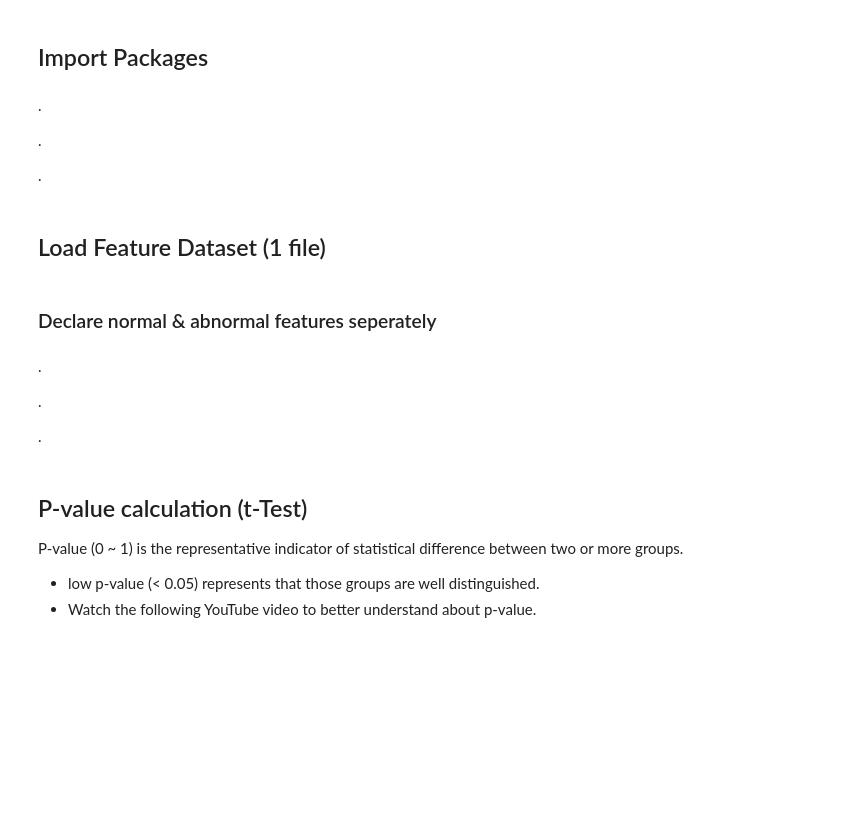
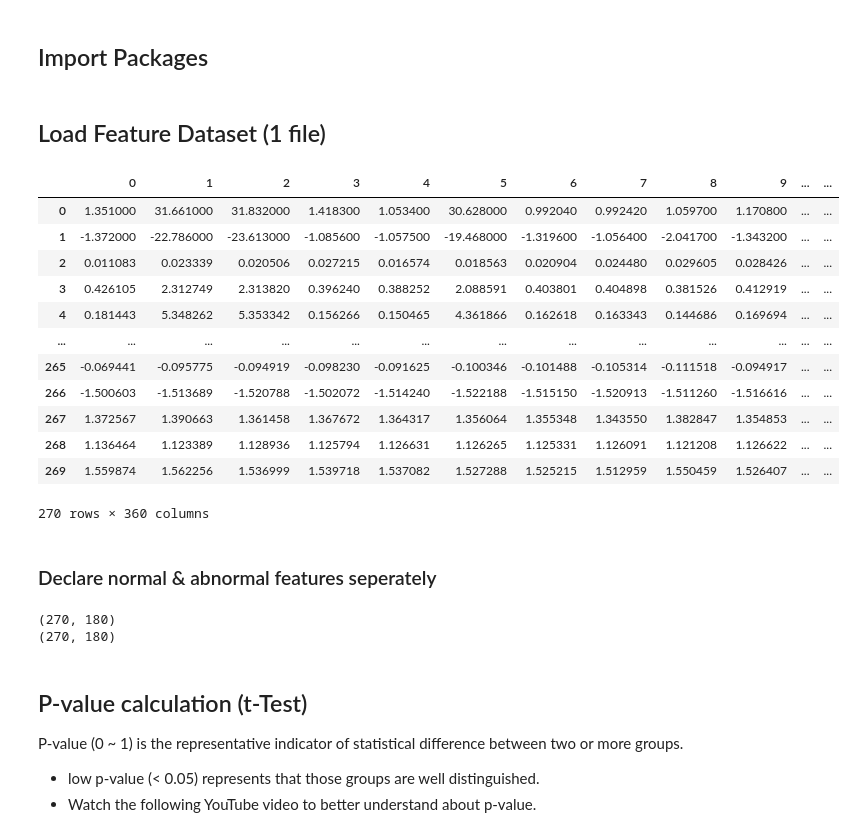
Before and after one commit to rd908213/ME-597-IIoT, a Jupyter notebook: ml_tutorial/ML3/ML3_Code2.ipynb, the cells around one changed output. Drawn from its saved outputs; the diff is of its cells as text; code cells hidden in the pictures; blank space fills up the shorter version.

```diff
--- a/ml_tutorial/ML3/ML3_Code2.ipynb
+++ b/ml_tutorial/ML3/ML3_Code2.ipynb
@@ -6,20 +6,28 @@ import numpy as np
 import seaborn as sb
 import scipy.stats as sp
 import matplotlib.pyplot as plt
-# %% [markdown]
-.
-
-.
-
-.
 # %% [markdown]
 ## Load Feature Dataset (1 file)
 # %%
 FeatureData = pd.read_csv(
-    "/content/drive/MyDrive/Colab Notebooks/SavedFiles/FeatureData.csv",
+    "./data/FeatureData.csv",
     header=None,
 )
 FeatureData
+# %% [output]
+|  | 0 | 1 | 2 | 3 | 4 | 5 | 6 | 7 | 8 | 9 | ... | ... |
+| 0 | 1.351000 | 31.661000 | 31.832000 | 1.418300 | 1.053400 | 30.628000 | 0.992040 | 0.992420 | 1.059700 | 1.170800 | ... | ... |
+| 1 | -1.372000 | -22.786000 | -23.613000 | -1.085600 | -1.057500 | -19.468000 | -1.319600 | -1.056400 | -2.041700 | -1.343200 | ... | ... |
+| 2 | 0.011083 | 0.023339 | 0.020506 | 0.027215 | 0.016574 | 0.018563 | 0.020904 | 0.024480 | 0.029605 | 0.028426 | ... | ... |
+| 3 | 0.426105 | 2.312749 | 2.313820 | 0.396240 | 0.388252 | 2.088591 | 0.403801 | 0.404898 | 0.381526 | 0.412919 | ... | ... |
+| 4 | 0.181443 | 5.348262 | 5.353342 | 0.156266 | 0.150465 | 4.361866 | 0.162618 | 0.163343 | 0.144686 | 0.169694 | ... | ... |
+| ... | ... | ... | ... | ... | ... | ... | ... | ... | ... | ... | ... | ... |
+| 265 | -0.069441 | -0.095775 | -0.094919 | -0.098230 | -0.091625 | -0.100346 | -0.101488 | -0.105314 | -0.111518 | -0.094917 | ... | ... |
+| 266 | -1.500603 | -1.513689 | -1.520788 | -1.502072 | -1.514240 | -1.522188 | -1.515150 | -1.520913 | -1.511260 | -1.516616 | ... | ... |
+| 267 | 1.372567 | 1.390663 | 1.361458 | 1.367672 | 1.364317 | 1.356064 | 1.355348 | 1.343550 | 1.382847 | 1.354853 | ... | ... |
+| 268 | 1.136464 | 1.123389 | 1.128936 | 1.125794 | 1.126631 | 1.126265 | 1.125331 | 1.126091 | 1.121208 | 1.126622 | ... | ... |
+| 269 | 1.559874 | 1.562256 | 1.536999 | 1.539718 | 1.537082 | 1.527288 | 1.525215 | 1.512959 | 1.550459 | 1.526407 | ... | ... |
+270 rows × 360 columns
 # %% [markdown]
 ### Declare normal & abnormal features seperately
 # %%
@@ -31,12 +39,9 @@ Abnormal_FeatureData = FeatureData.iloc[:, NoOfData:]
 
 print(Normal_FeatureData.shape)
 print(Abnormal_FeatureData.shape)
+# %% [output]
+(270, 180)
+(270, 180)
-# %% [markdown]
-.
-
-.
-
-.
 # %% [markdown]
 ## P-value calculation (t-Test)
 
```
Also changed, not shown: parts of 7 cells of this notebook, 6 other files.
